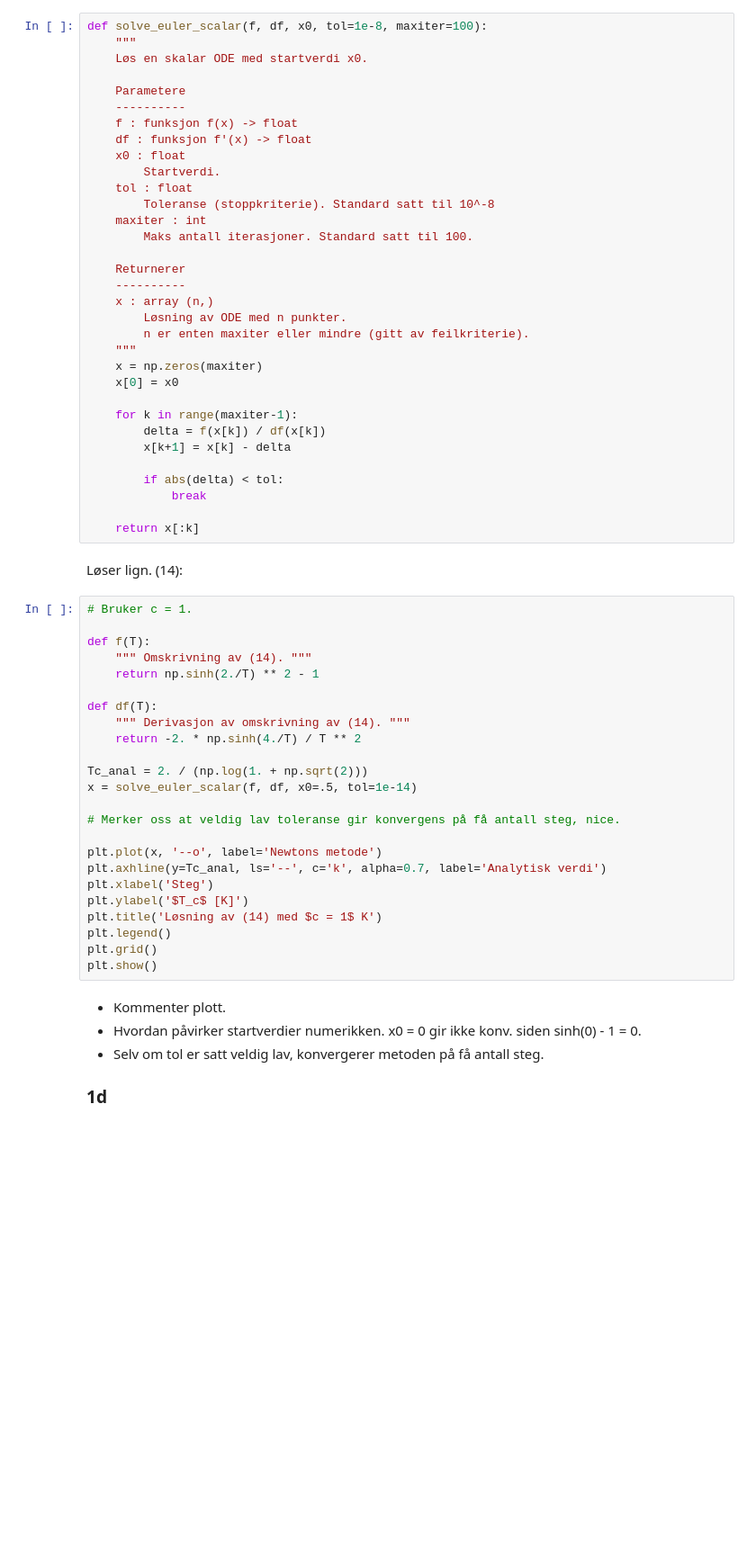
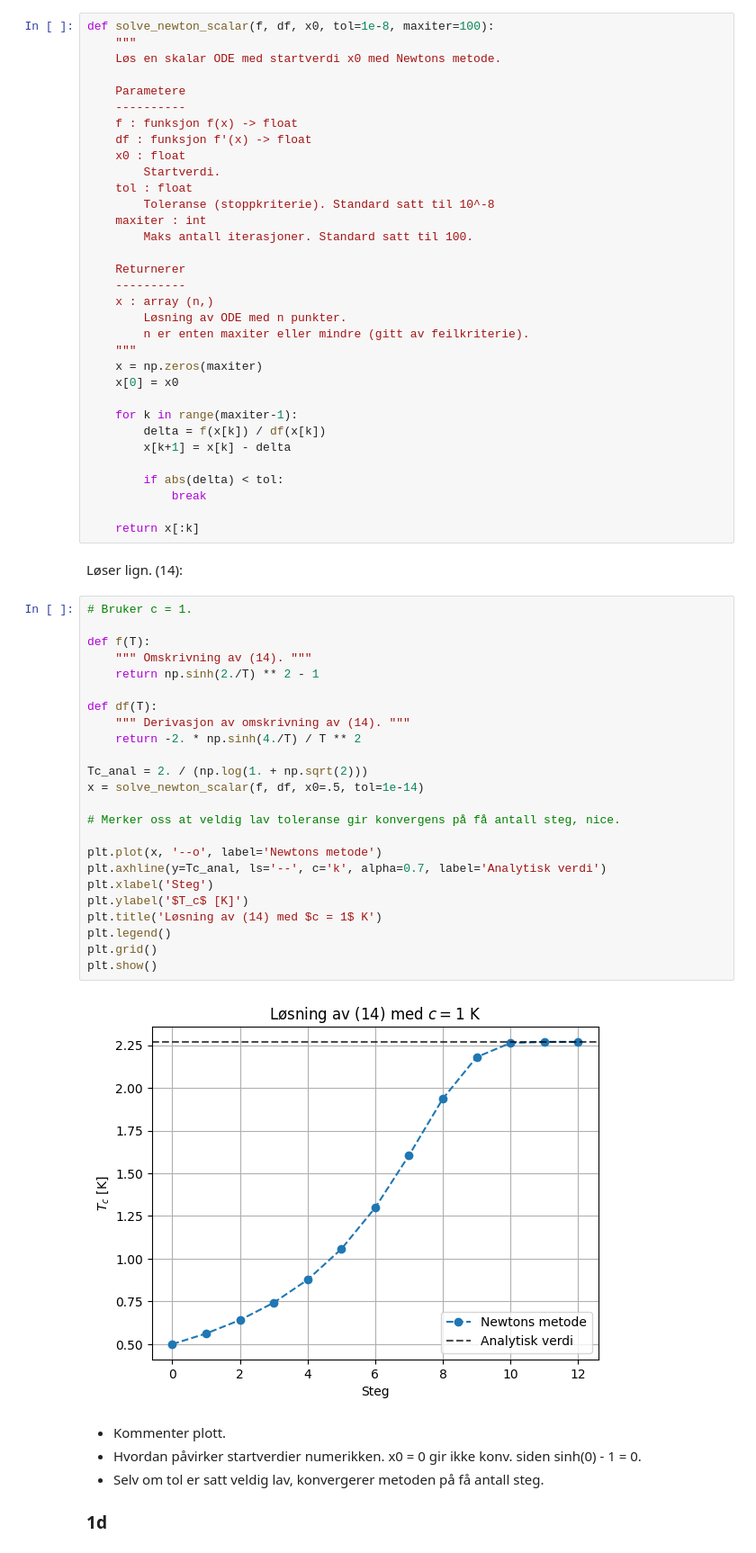
Before and after one commit to willidu/TMA4320, a Jupyter notebook: tekfys-prosjekt/oppgave1.ipynb, the cells around one changed output. Shown at 90% size. Saved outputs shown, nothing was run; the diff lists cells and outputs as text; blank space fills up the shorter version.

```diff
--- a/tekfys-prosjekt/oppgave1.ipynb
+++ b/tekfys-prosjekt/oppgave1.ipynb
@@ -7,9 +25,9 @@ Løse (14) med Newtons metode mhp. Tc. c = 1 K.
 
 Implementering av løser:
 # %%
-def solve_euler_scalar(f, df, x0, tol=1e-8, maxiter=100):
+def solve_newton_scalar(f, df, x0, tol=1e-8, maxiter=100):
     """
-    Løs en skalar ODE med startverdi x0.
+    Løs en skalar ODE med startverdi x0 med Newtons metode.
 
     Parametere
     ----------
@@ -44,27 +62,29 @@ Løser lign. (14):
 # %%
 # Bruker c = 1.
 
 def f(T):
     """ Omskrivning av (14). """
     return np.sinh(2./T) ** 2 - 1
 
 def df(T):
     """ Derivasjon av omskrivning av (14). """
     return -2. * np.sinh(4./T) / T ** 2
 
 Tc_anal = 2. / (np.log(1. + np.sqrt(2)))
-x = solve_euler_scalar(f, df, x0=.5, tol=1e-14)
+x = solve_newton_scalar(f, df, x0=.5, tol=1e-14)
 
 # Merker oss at veldig lav toleranse gir konvergens på få antall steg, nice.
 
 plt.plot(x, '--o', label='Newtons metode')
 plt.axhline(y=Tc_anal, ls='--', c='k', alpha=0.7, label='Analytisk verdi')
 plt.xlabel('Steg')
 plt.ylabel('$T_c$ [K]')
 plt.title('Løsning av (14) med $c = 1$ K')
 plt.legend()
 plt.grid()
 plt.show()
+# %% [output]
+[figure, added]
 # %% [markdown]
 - Kommenter plott.
 - Hvordan påvirker startverdier numerikken. x0 = 0 gir ikke konv. siden sinh(0) - 1 = 0.
```
Also changed, not shown: parts of 13 cells of this notebook.
